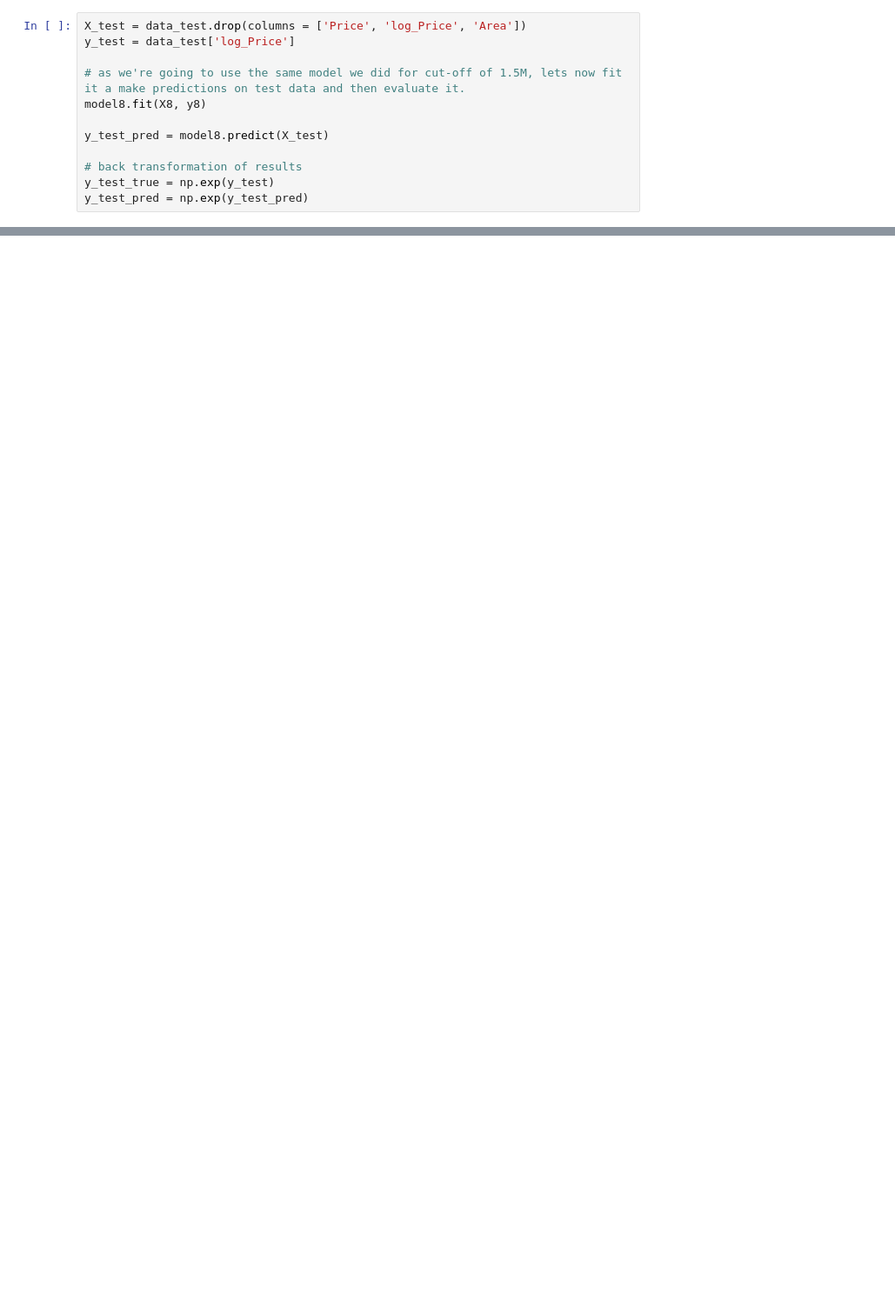
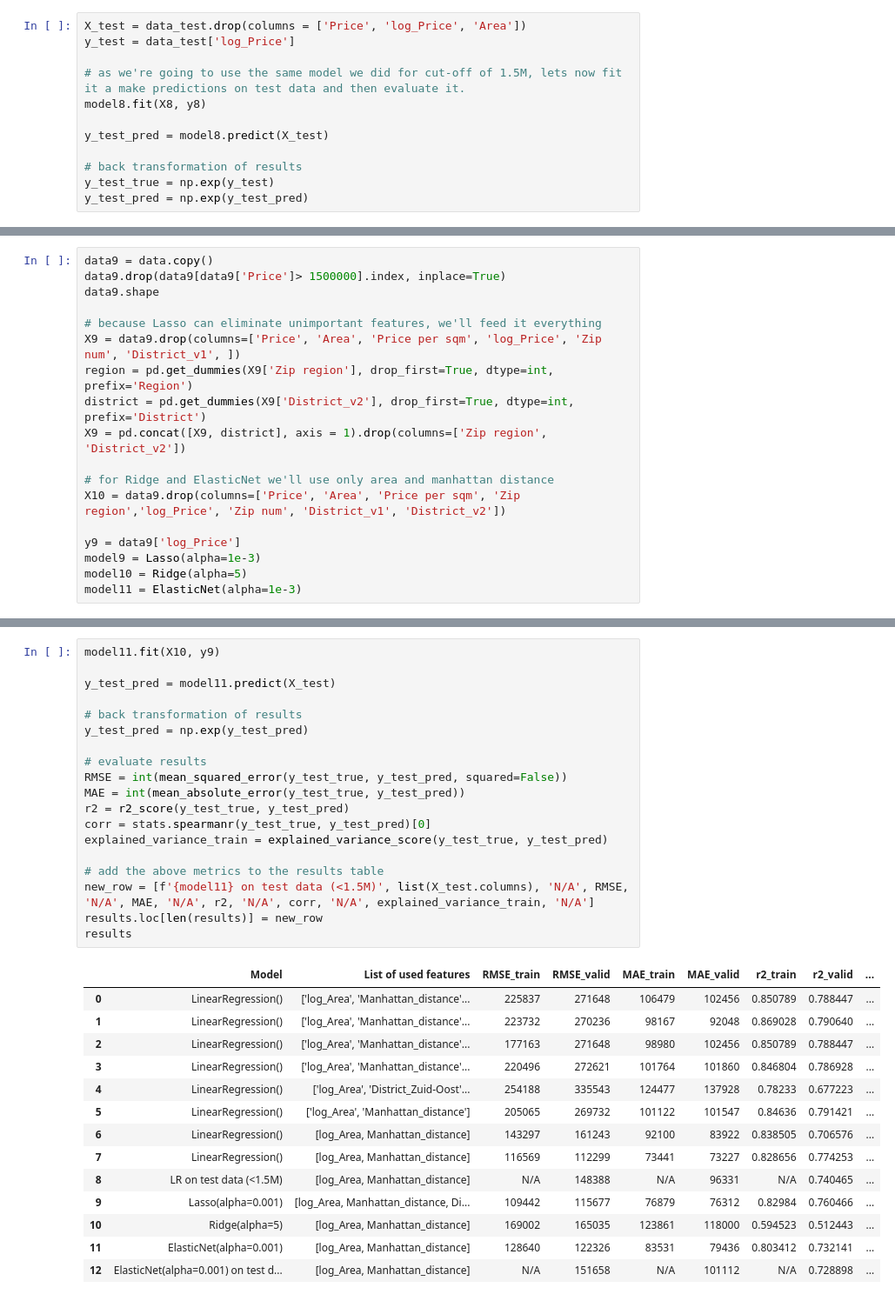
Before and after one commit to nadiia-duiunova/House_price, a Jupyter notebook: Machine_learning.ipynb, the cells around one changed output, grey strips where cells are left out. Shown at 87% size. Saved outputs shown, nothing was run; the diff lists cells and outputs as text; blank space fills up the shorter version.

```diff
--- a/Machine_learning.ipynb
+++ b/Machine_learning.ipynb
@@ -192,0 +272,18 @@ Let us now try to use regularized versions of Linear Regression: Lasso, Ridge an
+# %%
+data9 = data.copy()
+data9.drop(data9[data9['Price']> 1500000].index, inplace=True)
+data9.shape
+
+# because Lasso can eliminate unimportant features, we'll feed it everything
+X9 = data9.drop(columns=['Price', 'Area', 'Price per sqm', 'log_Price', 'Zip num', 'District_v1', ])
+region = pd.get_dummies(X9['Zip region'], drop_first=True, dtype=int, prefix='Region')
+district = pd.get_dummies(X9['District_v2'], drop_first=True, dtype=int, prefix='District')
+X9 = pd.concat([X9, district], axis = 1).drop(columns=['Zip region', 'District_v2'])
+
+# for Ridge and ElasticNet we'll use only area and manhattan distance
+X10 = data9.drop(columns=['Price', 'Area', 'Price per sqm', 'Zip region','log_Price', 'Zip num', 'District_v1', 'District_v2'])
+
+y9 = data9['log_Price']
+model9 = Lasso(alpha=1e-3)
+model10 = Ridge(alpha=5)
+model11 = ElasticNet(alpha=1e-3)
@@ -192,0 +312,34 @@ Let us now try to use regularized versions of Linear Regression: Lasso, Ridge an
+# %%
+model11.fit(X10, y9)
+
+y_test_pred = model11.predict(X_test)
+
+# back transformation of results
+y_test_pred = np.exp(y_test_pred)
+
+# evaluate results
+RMSE = int(mean_squared_error(y_test_true, y_test_pred, squared=False))
+MAE = int(mean_absolute_error(y_test_true, y_test_pred))
+r2 = r2_score(y_test_true, y_test_pred)
+corr = stats.spearmanr(y_test_true, y_test_pred)[0]
+explained_variance_train = explained_variance_score(y_test_true, y_test_pred)
+
+# add the above metrics to the results table
+new_row = [f'{model11} on test data (<1.5M)', list(X_test.columns), 'N/A', RMSE, 'N/A', MAE, 'N/A', r2, 'N/A', corr, 'N/A', explained_variance_train, 'N/A']
+results.loc[len(results)] = new_row
+results
+# %% [output]
+|  | Model | List of used features | RMSE_train | RMSE_valid | MAE_train | MAE_valid | r2_train | r2_valid | ... |
+| 0 | LinearRegression() | ['log_Area', 'Manhattan_distance'... | 225837 | 271648 | 106479 | 102456 | 0.850789 | 0.788447 | ... |
+| 1 | LinearRegression() | ['log_Area', 'Manhattan_distance'... | 223732 | 270236 | 98167 | 92048 | 0.869028 | 0.790640 | ... |
+| 2 | LinearRegression() | ['log_Area', 'Manhattan_distance'... | 177163 | 271648 | 98980 | 102456 | 0.850789 | 0.788447 | ... |
+| 3 | LinearRegression() | ['log_Area', 'Manhattan_distance'... | 220496 | 272621 | 101764 | 101860 | 0.846804 | 0.786928 | ... |
+| 4 | LinearRegression() | ['log_Area', 'District_Zuid-Oost'... | 254188 | 335543 | 124477 | 137928 | 0.78233 | 0.677223 | ... |
+| 5 | LinearRegression() | ['log_Area', 'Manhattan_distance'] | 205065 | 269732 | 101122 | 101547 | 0.84636 | 0.791421 | ... |
+| 6 | LinearRegression() | [log_Area, Manhattan_distance] | 143297 | 161243 | 92100 | 83922 | 0.838505 | 0.706576 | ... |
+| 7 | LinearRegression() | [log_Area, Manhattan_distance] | 116569 | 112299 | 73441 | 73227 | 0.828656 | 0.774253 | ... |
+| 8 | LR on test data (<1.5M) | [log_Area, Manhattan_distance] | N/A | 148388 | N/A | 96331 | N/A | 0.740465 | ... |
+| 9 | Lasso(alpha=0.001) | [log_Area, Manhattan_distance, Di... | 109442 | 115677 | 76879 | 76312 | 0.82984 | 0.760466 | ... |
+| 10 | Ridge(alpha=5) | [log_Area, Manhattan_distance] | 169002 | 165035 | 123861 | 118000 | 0.594523 | 0.512443 | ... |
+| 11 | ElasticNet(alpha=0.001) | [log_Area, Manhattan_distance] | 128640 | 122326 | 83531 | 79436 | 0.803412 | 0.732141 | ... |
+| 12 | ElasticNet(alpha=0.001) on test d... | [log_Area, Manhattan_distance] | N/A | 151658 | N/A | 101112 | N/A | 0.728898 | ... |
```
Also changed, not shown: parts of 12 cells of this notebook.
